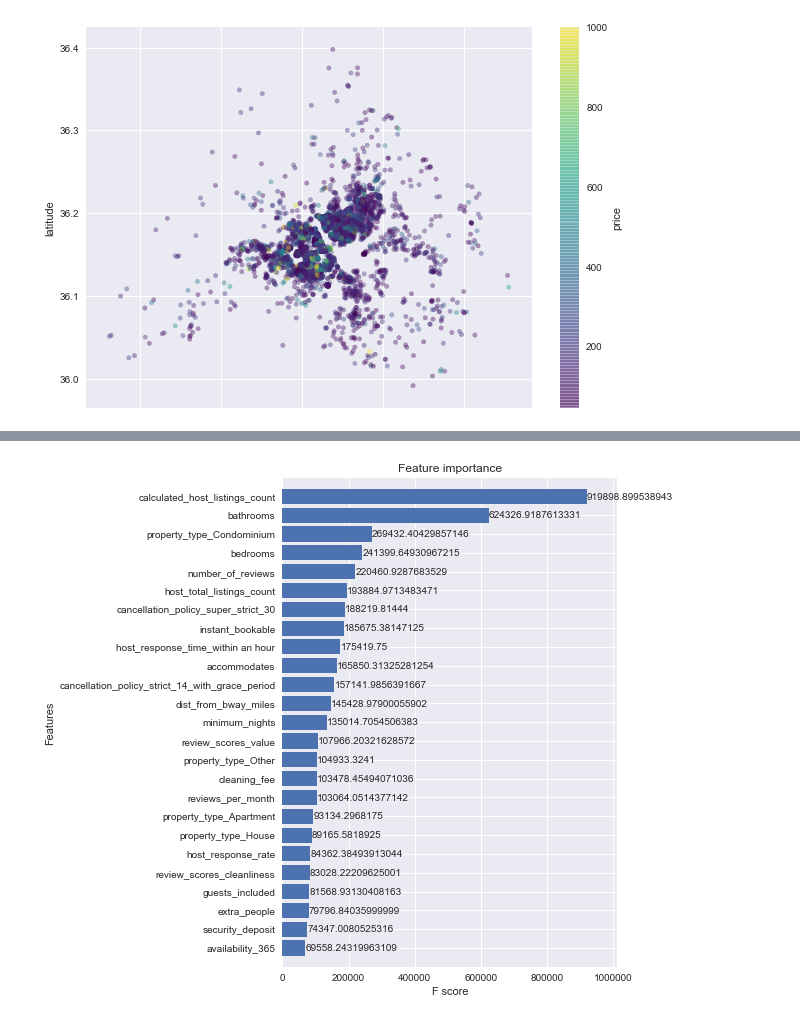
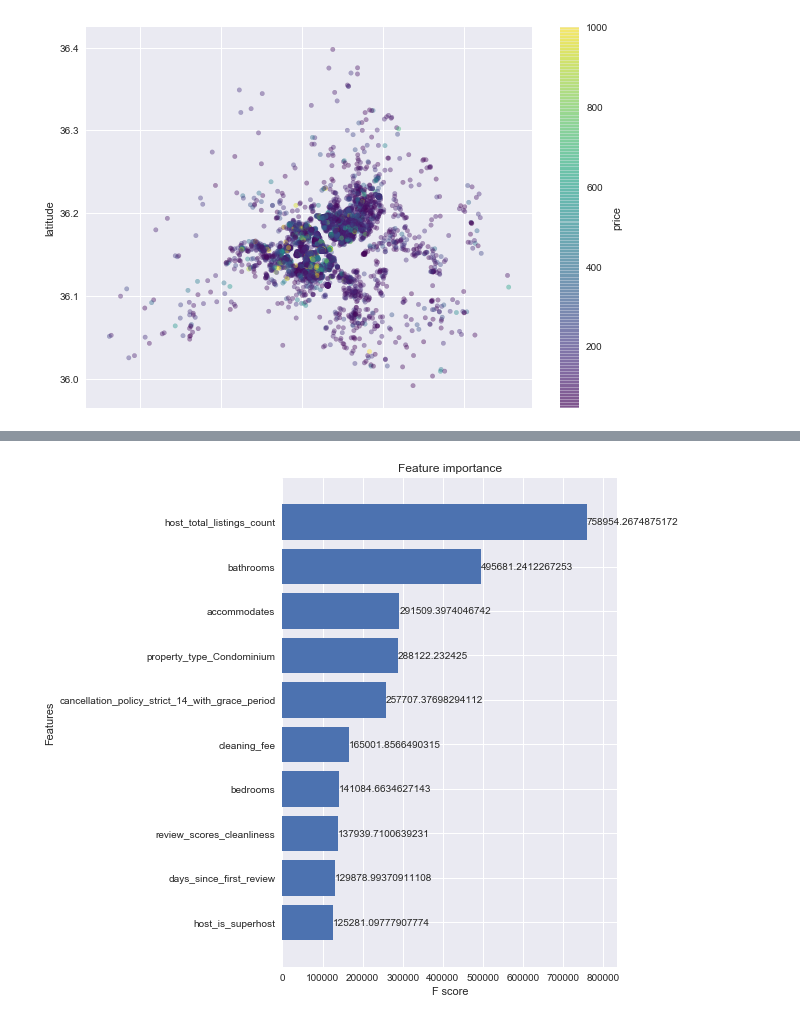
Before and after one commit to dtaylor072/nashville_airbnb, a Jupyter notebook: modeling.ipynb, the cells around one changed output, grey strips where cells are left out. Saved outputs shown, nothing was run; the diff lists cells and outputs as text; code cells hidden in the pictures.

```diff
--- a/modeling.ipynb
+++ b/modeling.ipynb
@@ -390,8 +357,8 @@ params3 = {
 
 gs3 = GridSearchCV(estimator = XGBRegressor(learning_rate =0.1,
                                              n_estimators=100,
-                                             max_depth=6,
-                                             min_child_weight=10,
+                                             max_depth=5,
+                                             min_child_weight=3,
                                              gamma=0,
                                              subsample=0.8,
                                              colsample_bytree=0.8,
@@ -411,15 +378,16 @@ gs3.best_params_, gs3.best_score_
 # %%
 params4 = {
-    'reg_alpha':[10**i for i in [-4, -2, -1, 1, 2, 2.5, 3]]
+    'reg_alpha':[10**i for i in [1, 2, 2.5, 3]],
+    'reg_lambda':[10**i for i in [-10, -8, -6, -4, -2]]
 }
 
 gs4 = GridSearchCV(estimator = XGBRegressor(learning_rate =0.1,
                                              n_estimators=100,
-                                             max_depth=6,
-                                             min_child_weight=10,
+                                             max_depth=5,
+                                             min_child_weight=3,
                                              gamma=0,
                                              subsample=0.5,
-                                             colsample_bytree=0.8,
+                                             colsample_bytree=0.9,
                                              nthread=-1,
                                              scale_pos_weight=1,
                                              objective='reg:squarederror',
@@ -440,12 +408,13 @@ params5 = {
 
 gs5 = GridSearchCV(estimator = XGBRegressor(learning_rate =0.1,
                                              n_estimators=100,
-                                             max_depth=6,
-                                             min_child_weight=10,
+                                             max_depth=5,
+                                             min_child_weight=3,
                                              gamma=0,
                                              subsample=0.5,
-                                             colsample_bytree=0.8,
-                                             reg_alpha=0.1,
+                                             colsample_bytree=0.9,
+                                             reg_alpha=10**2.5,
+                                             ref_lambda=1e-10,
                                              nthread=-1,
                                              scale_pos_weight=1,
                                              objective='reg:squarederror',
@@ -462,12 +431,14 @@ gs5.best_params_, gs5.best_score_
 # %%
+# Final model
 xgb = XGBRegressor(learning_rate=0.1,
                    n_estimators=100,
-                   max_depth=6,
-                   min_child_weight=10,
+                   max_depth=5,
+                   min_child_weight=3,
                    gamma=0,
                    subsample=0.5,
-                   colsample_bytree=0.8,
-                   reg_alpha=0.1,
+                   colsample_bytree=0.9,
+                   reg_alpha=10**2.5,
+                   reg_lambda=1e-10,
                    nthread=-1,
                    scale_pos_weight=1,
                    objective='reg:squarederror',
@@ -485,7 +476,7 @@ Accuracy = 69.57%
 # %%
 # plot 25-most importance features, where importance type is 'gain'
 fig, ax = plt.subplots(figsize=(6,9))
-plot_importance(xgb, max_num_features=25, height=0.8, ax=ax, importance_type='gain')
+plot_importance(xgb, max_num_features=10, height=0.8, ax=ax, importance_type='gain')
 plt.show()
 # %% [output]
-[figure, old version]
+[figure, new version]
```
Also changed, not shown: parts of 42 cells of this notebook.
